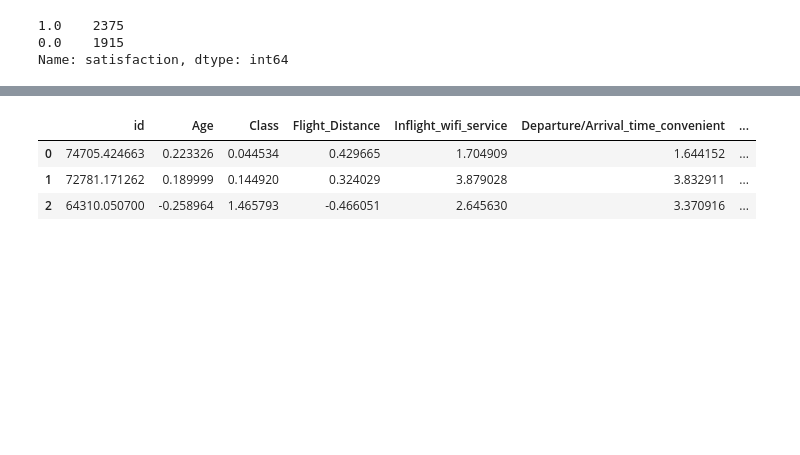
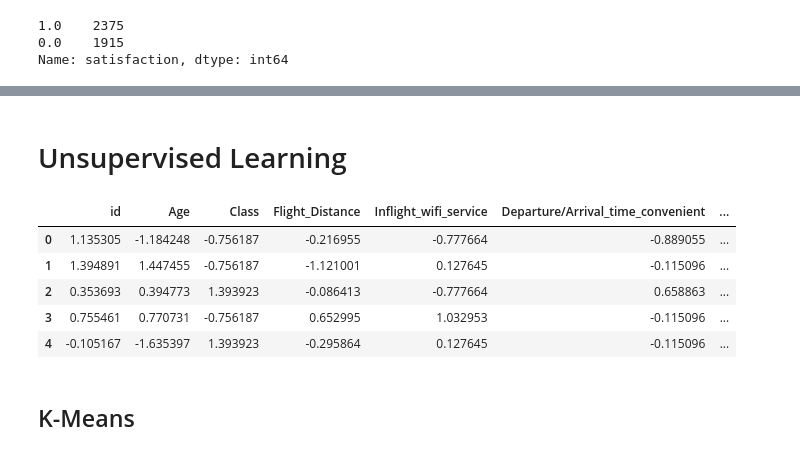
Before and after one commit to McGill-MMA-EnterpriseAnalytics/Airline-Passenger-Satisfaction-Prediction-Part2, a Jupyter notebook: Code/Airline_Data_Unsupervised_Learning.ipynb, the cells around one changed output, grey strips where cells are left out. Drawn from its saved outputs; the diff is of its cells as text; code cells hidden in the pictures; blank space fills up the shorter version.

Commit message:
Modify Unsupervised Learning with K-Means

```diff
--- a/Code/Airline_Data_Unsupervised_Learning.ipynb
+++ b/Code/Airline_Data_Unsupervised_Learning.ipynb
@@ -507,10 +424,23 @@ inversed_centroids = scaler.inverse_transform(opt_model.cluster_centers_)
-# %%
-# Create dataframe for centroids
-kmeans_centroids = pd.DataFrame(data=inversed_centroids, columns = data_knn.columns)
-kmeans_centroids['total_obs'] = list(pd.Series(opt_model.labels_).value_counts().sort_index())
-kmeans_centroids
-# %% [output]
-|  | id | Age | Class | Flight_Distance | Inflight_wifi_service | Departure/Arrival_time_convenient | ... |
-| 0 | 74705.424663 | 0.223326 | 0.044534 | 0.429665 | 1.704909 | 1.644152 | ... |
-| 1 | 72781.171262 | 0.189999 | 0.144920 | 0.324029 | 3.879028 | 3.832911 | ... |
-| 2 | 64310.050700 | -0.258964 | 1.465793 | -0.466051 | 2.645630 | 3.370916 | ... |
+# %% [markdown]
+# Unsupervised Learning
+# %%
+# Instantiate a StandardScaler object
+from sklearn.preprocessing import StandardScaler
+scaler = StandardScaler()
+
+# Fit and transform the data with the scaler
+data_scaled = scaler.fit_transform(data_knn)
+
+# Create a DataFrame from the scaled data
+data_scaled = pd.DataFrame(data_scaled, columns=data_knn.columns)
+# %%
+data_scaled.head()
+# %% [output]
+|  | id | Age | Class | Flight_Distance | Inflight_wifi_service | Departure/Arrival_time_convenient | ... |
+| 0 | 1.135305 | -1.184248 | -0.756187 | -0.216955 | -0.777664 | -0.889055 | ... |
+| 1 | 1.394891 | 1.447455 | -0.756187 | -1.121001 | 0.127645 | -0.115096 | ... |
+| 2 | 0.353693 | 0.394773 | 1.393923 | -0.086413 | -0.777664 | 0.658863 | ... |
+| 3 | 0.755461 | 0.770731 | -0.756187 | 0.652995 | 1.032953 | -0.115096 | ... |
+| 4 | -0.105167 | -1.635397 | 1.393923 | -0.295864 | 0.127645 | -0.115096 | ... |
+# %% [markdown]
+## K-Means
```
Also changed, not shown: parts of 19 cells of this notebook.
